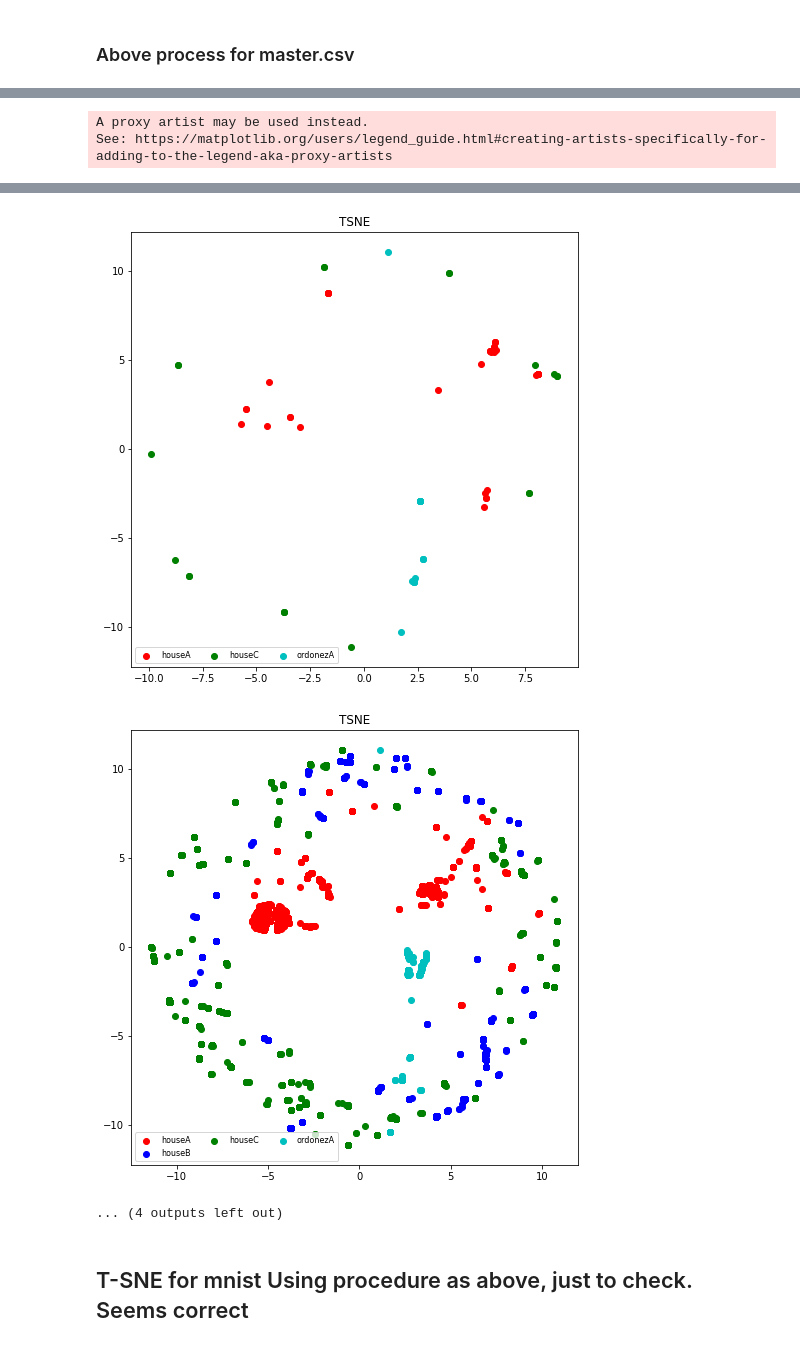
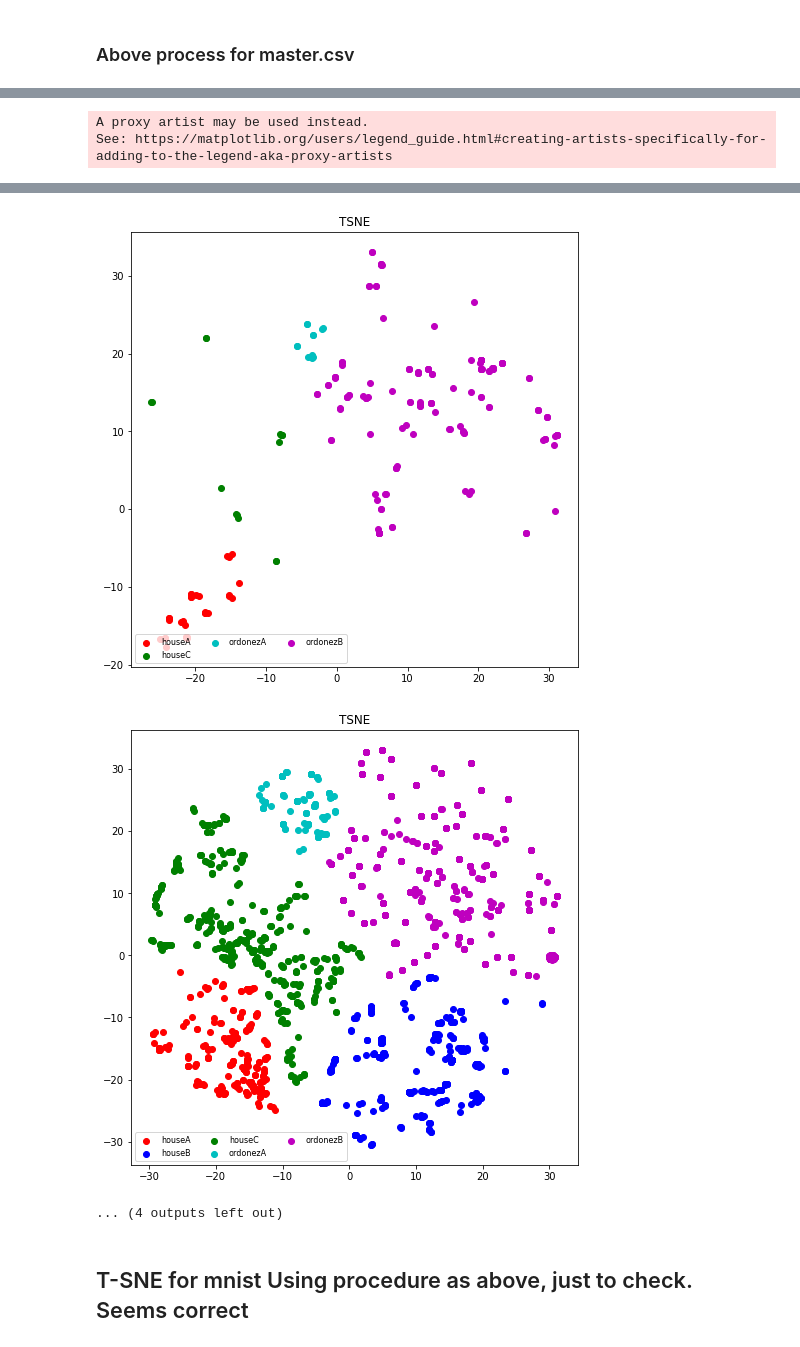
Before and after one commit to harshgrovr/Graphs-Approaches-for-Activity-Recognition-Independent-of-House-Layout, a Jupyter notebook: related_code/3-basics/code.ipynb, the cells around one changed output, grey strips where cells are left out. Saved outputs shown, nothing was run; the diff lists cells and outputs as text; code cells hidden in the pictures.

```diff
--- a/related_code/3-basics/code.ipynb
+++ b/related_code/3-basics/code.ipynb
@@ -925,7 +953,7 @@ for i in range(num_classes):
 
 # df = house[house['activity'] == getClassnameFromID(i)]
 # Do not include start, end, activity..
-house = house.iloc[:, 4:-1]
+house = house.iloc[:, 0:-1]
 
 time_start = time.time()
 tsne = TSNE(n_iter=400)
@@ -967,17 +996,19 @@ for i in range(num_classes):
     fig = plt.figure( figsize=(8,8) )
     ax = fig.add_subplot(1, 1, 1, title='TSNE')
 
-    houseA, houseB, houseC, ordonezA = [],[],[],[]
+    houseA, houseB, houseC, ordonezA, ordonezB = [],[],[],[],[]
 
     # Create the scatter
     for j in activity_index_list[i]:
         if start[0] < j < end[0]:
-            houseA.append(j)
+            ordonezB.append(j)
         elif start[1] < j < end[1]:
             houseB.append(j)
         elif start[2] < j < end[2]:
             houseC.append(j)
         elif start[3] < j < end[3]:
+            houseA.append(j)
+        elif start[4] < j < end[4]:
             ordonezA.append(j)
 
 
@@ -996,10 +1027,14 @@ for i in range(num_classes):
     if ordonezA:
         ordonezA = ax.scatter(x=tsne_results[ordonezA,0],
                    y=tsne_results[ordonezA,1],
-                   color='c')
+               color='c')
+    if ordonezB:
+        ordonezB = ax.scatter(x=tsne_results[ordonezB,0],
+               y=tsne_results[ordonezB,1],
+               color='m')
 
-    plt.legend((houseA, houseB, houseC, ordonezA),
-       ('houseA', 'houseB', 'houseC', 'ordonezA'),
+    plt.legend((houseA, houseB, houseC, ordonezA, ordonezB),
+       ('houseA', 'houseB', 'houseC', 'ordonezA', 'ordonezB'),
        scatterpoints=1,
        loc='lower left',
        ncol=3,
@@ -1029,7 +1064,7 @@ See: https://matplotlib.org/users/legend_guide.html#creating-artists-specificall
 ### Above process for master.csv
 # %%
 # Master
-house = pd.read_csv('../../data/master/master.csv')
+house = pd.read_csv('../../data/master/ob_master.csv')
 # %%
 #master
 
@@ -1124,19 +1161,18 @@ for i in range(num_classes):
     if ordonezA:
         ordonezA = ax.scatter(x=tsne_results[ordonezA,0],
                    y=tsne_results[ordonezA,1],
-                   color='c')
-#     if ordonezB:
-#         ax.scatter(x=tsne_results[ordonezB,0],
-#                    y=tsne_results[ordonezB,1],
-#                    color='c')
+               color='c')
+    if ordonezB:
+        ordonezB = ax.scatter(x=tsne_results[ordonezB,0],
+               y=tsne_results[ordonezB,1],
+               color='m')
 
-    plt.legend((houseA, houseB, houseC, ordonezA),
-           ('houseA', 'houseB', 'houseC', 'ordonezA'),
-           scatterpoints=1,
-           loc='lower left',
-           ncol=3,
-           fontsize=8)
-
+    plt.legend((houseA, houseB, houseC, ordonezA, ordonezB),
+       ('houseA', 'houseB', 'houseC', 'ordonezA', 'ordonezB'),
+       scatterpoints=1,
+       loc='lower left',
+       ncol=3,
+       fontsize=8)
     axes = plt.gca()
 
 #     axes.set_xlim(np.min(tsne_results[activity_index_list[i],0]) ,  np.max(tsne_results[activity_index_list[i],0]) )
@@ -1157,5 +1193,5 @@ See: https://matplotlib.org/users/legend_guide.html#creating-artists-specificall
-[figure, old version]
+[figure, new version]
-[figure, old version]
+[figure, new version]
 ... (4 outputs left out)
 # %% [markdown]
 ## T-SNE for mnist Using procedure as above, just to check. Seems correct
```
Also changed, not shown: parts of 34 cells of this notebook, 19 other files.
